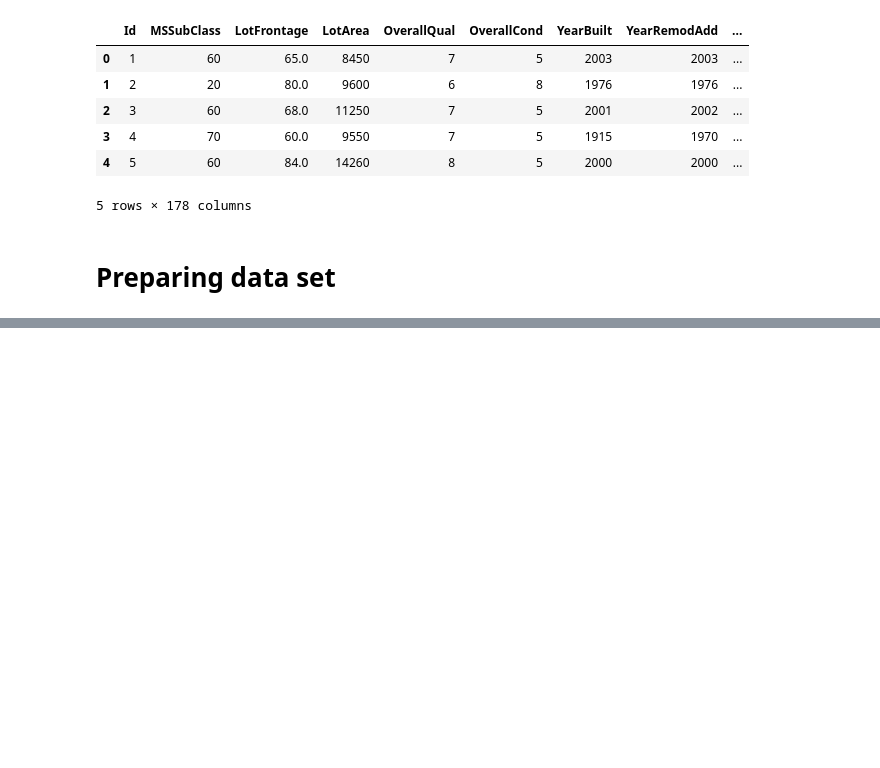
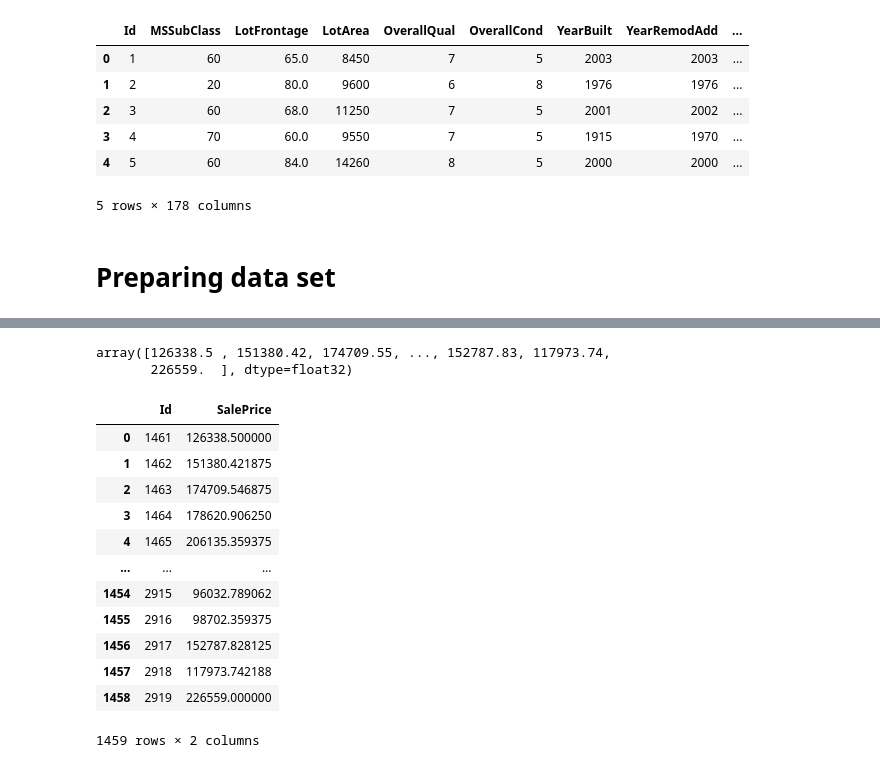
Before and after one commit to thalibarrifqi/House-Prices-Advanced-Regression-Techniques, a Jupyter notebook: regression_project.ipynb, the cells around one changed output, grey strips where cells are left out. Cells and saved outputs as stored; diff of their text form; code cells hidden in the pictures; blank space fills up the shorter version.

```diff
--- a/regression_project.ipynb
+++ b/regression_project.ipynb
@@ -498,0 +472,2 @@ random_cv = RandomizedSearchCV(estimator=regressor,
+# %%
+regressor.fit(X_train, y_train)
@@ -498,0 +484,2 @@ random_cv = RandomizedSearchCV(estimator=regressor,
+# %%
+y_pred = regressor.predict(df_test)
@@ -498,0 +490,5 @@ random_cv = RandomizedSearchCV(estimator=regressor,
+# %%
+y_pred
+# %% [output]
+array([126338.5 , 151380.42, 174709.55, ..., 152787.83, 117973.74,
+       226559.  ], dtype=float32)
@@ -498,0 +501,21 @@ random_cv = RandomizedSearchCV(estimator=regressor,
+# %%
+sample_submission_df = pd.read_csv('sample_submission.csv')
+# %%
+sample_submission_df['SalePrice'] = y_pred
+sample_submission_df.to_csv('submission.csv', index=False)
+# %%
+sample_submission_df
+# %% [output]
+|  | Id | SalePrice |
+| 0 | 1461 | 126338.500000 |
+| 1 | 1462 | 151380.421875 |
+| 2 | 1463 | 174709.546875 |
+| 3 | 1464 | 178620.906250 |
+| 4 | 1465 | 206135.359375 |
+| ... | ... | ... |
+| 1454 | 2915 | 96032.789062 |
+| 1455 | 2916 | 98702.359375 |
+| 1456 | 2917 | 152787.828125 |
+| 1457 | 2918 | 117973.742188 |
+| 1458 | 2919 | 226559.000000 |
+1459 rows × 2 columns
```
Also changed, not shown: parts of 16 cells of this notebook, 1 other file.
